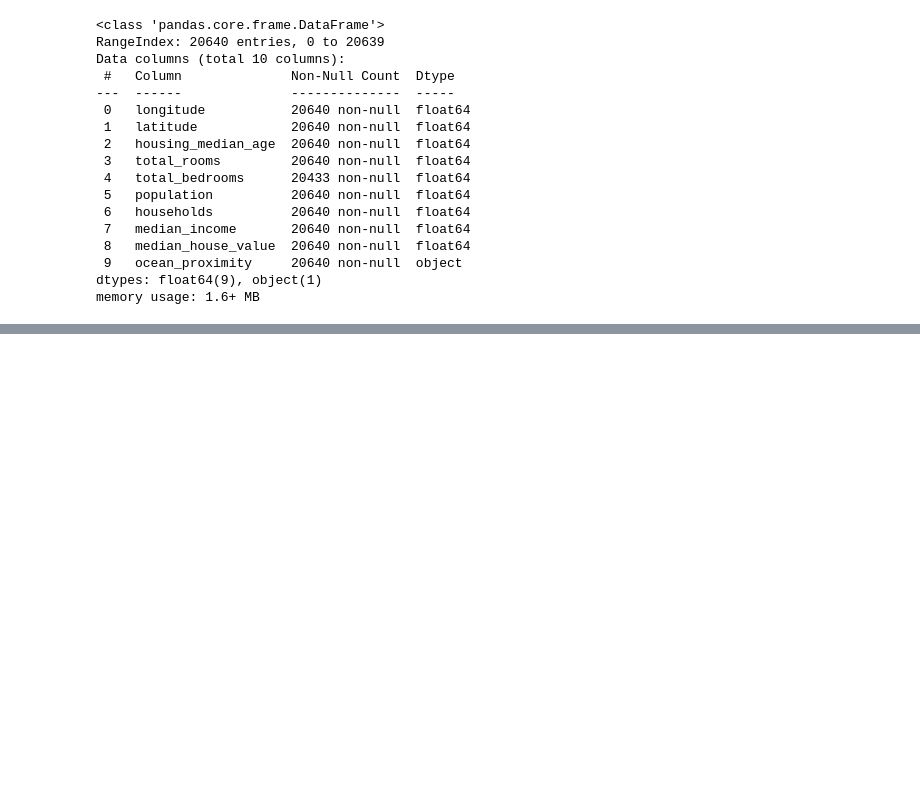
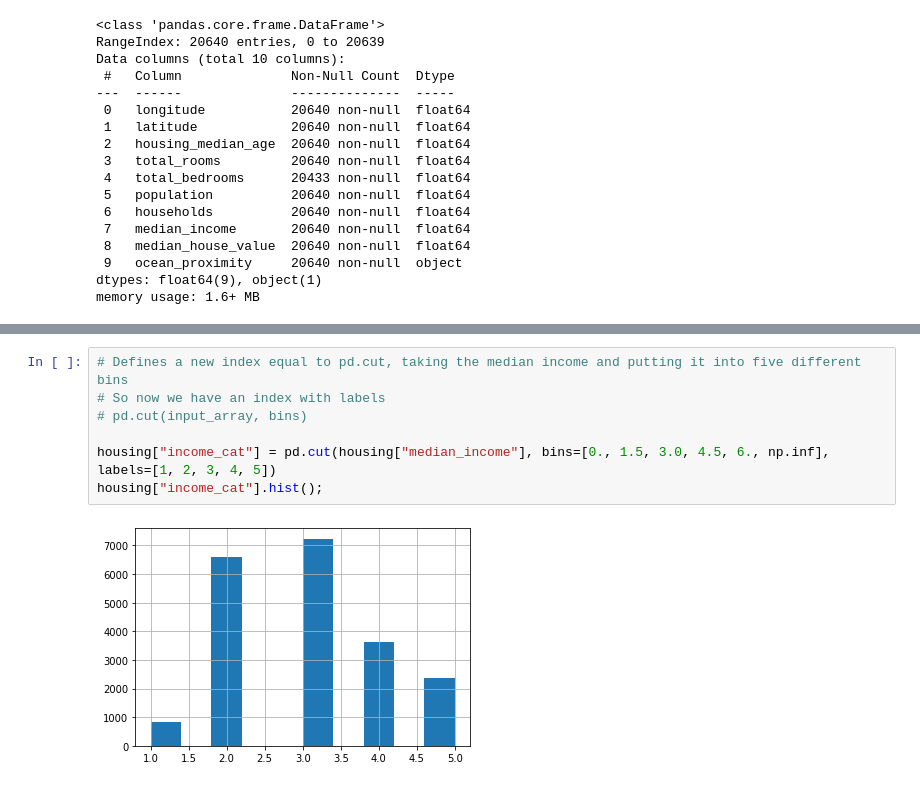
Before and after one commit to bndxn/hands-on, a Jupyter notebook: Ch2_Collab.ipynb, the cells around one changed output, grey strips where cells are left out. Cells and saved outputs as stored; diff of their text form; blank space fills up the shorter version.

```diff
--- a/Ch2_Collab.ipynb
+++ b/Ch2_Collab.ipynb
@@ -79,0 +111,9 @@ memory usage: 1.6+ MB
+# %%
+# Defines a new index equal to pd.cut, taking the median income and putting it into five different bins
+# So now we have an index with labels
+# pd.cut(input_array, bins)
+
+housing["income_cat"] = pd.cut(housing["median_income"], bins=[0., 1.5, 3.0, 4.5, 6., np.inf], labels=[1, 2, 3, 4, 5])
+housing["income_cat"].hist();
+# %% [output]
+[figure, added]
```
Also changed, not shown: parts of 35 cells of this notebook, 3 other files.
